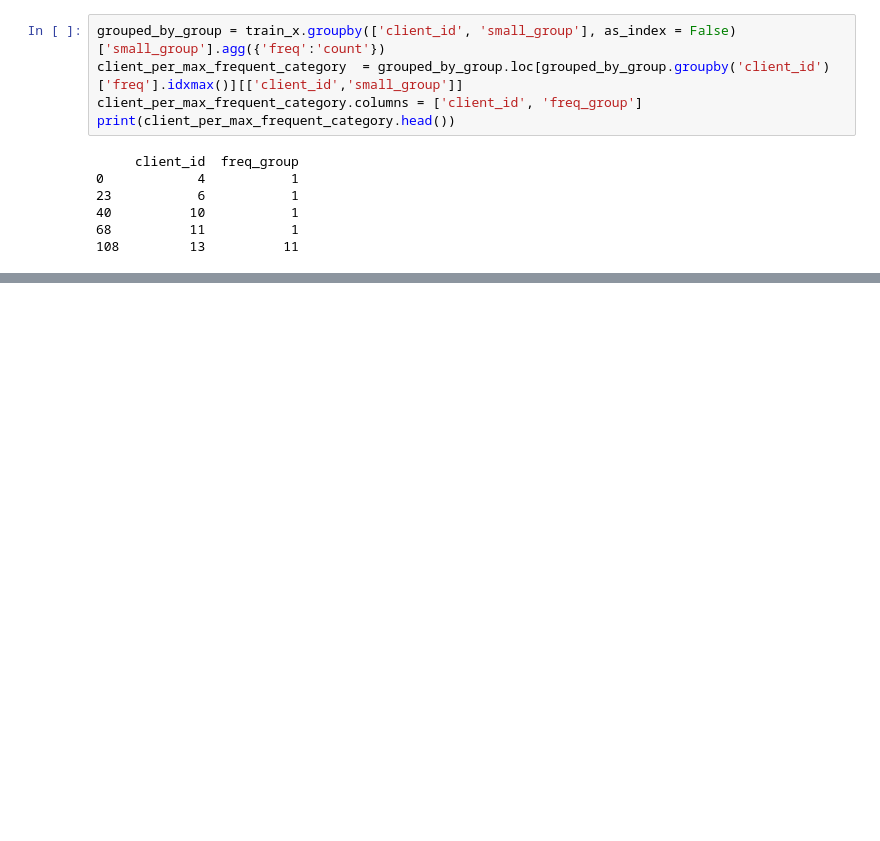
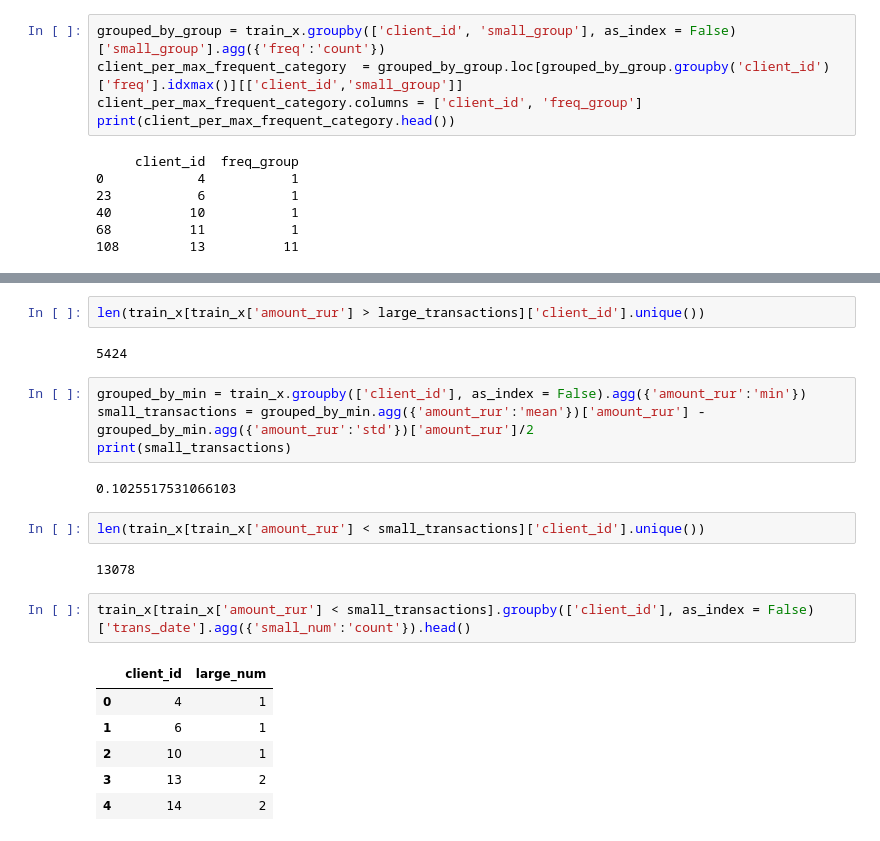
Before and after one commit to dzemidkada/onti-competition, a Jupyter notebook: src/notebooks/EDA_alexey.ipynb, the cells around one changed output, grey strips where cells are left out. Cells and saved outputs as stored; diff of their text form; blank space fills up the shorter version.

```diff
--- a/src/notebooks/EDA_alexey.ipynb
+++ b/src/notebooks/EDA_alexey.ipynb
@@ -117,0 +126,23 @@ print(grouped.head())
+# %%
+len(train_x[train_x['amount_rur'] > large_transactions]['client_id'].unique())
+# %% [output]
+5424
+# %%
+grouped_by_min = train_x.groupby(['client_id'], as_index = False).agg({'amount_rur':'min'})
+small_transactions = grouped_by_min.agg({'amount_rur':'mean'})['amount_rur'] - grouped_by_min.agg({'amount_rur':'std'})['amount_rur']/2
+print(small_transactions)
+# %% [output]
+0.1025517531066103
+# %%
+len(train_x[train_x['amount_rur'] < small_transactions]['client_id'].unique())
+# %% [output]
+13078
+# %%
+train_x[train_x['amount_rur'] < small_transactions].groupby(['client_id'], as_index = False)['trans_date'].agg({'small_num':'count'}).head()
+# %% [output]
+|  | client_id | large_num |
+| 0 | 4 | 1 |
+| 1 | 6 | 1 |
+| 2 | 10 | 1 |
+| 3 | 13 | 2 |
+| 4 | 14 | 2 |
```
Also changed, not shown: parts of 6 cells of this notebook, 1 other file.
